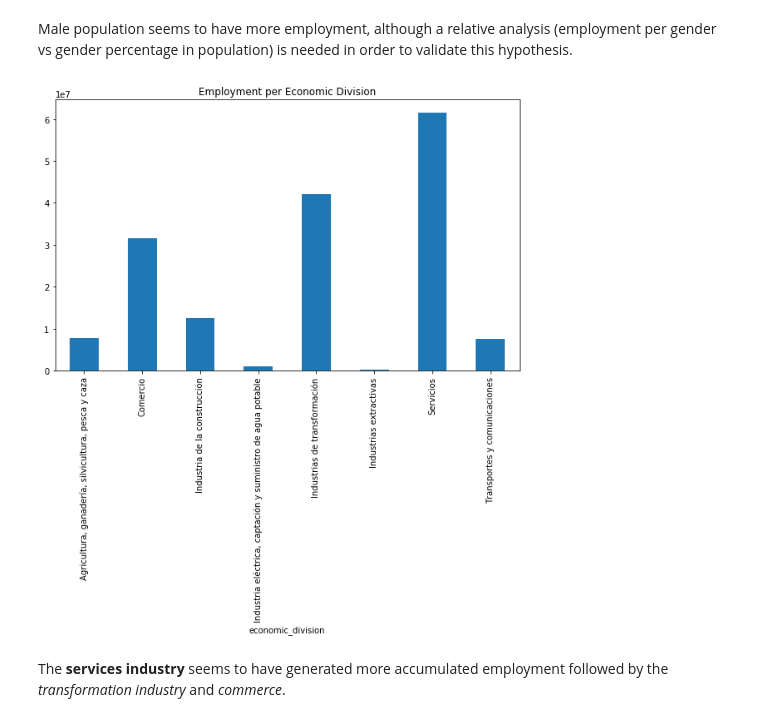
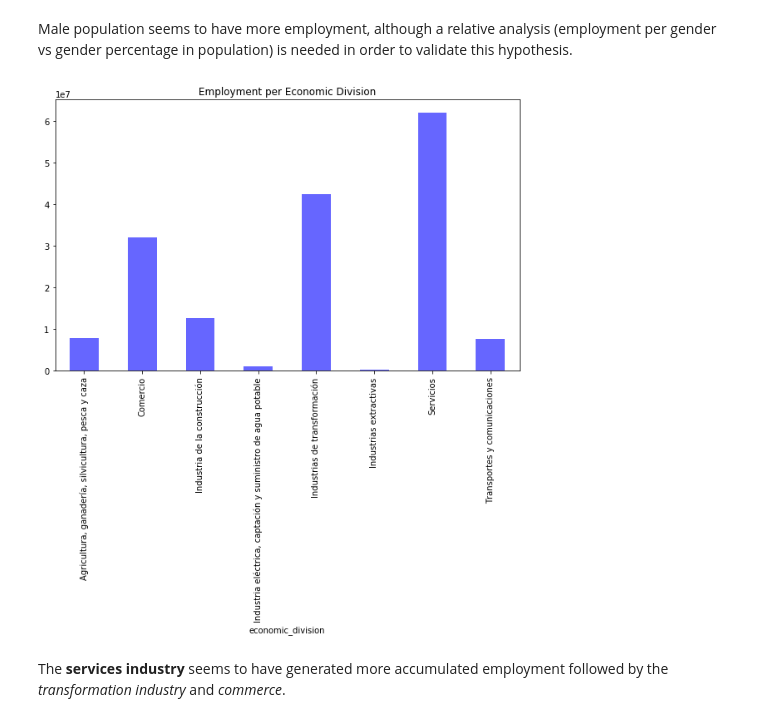
Before and after one commit to RHDZMOTA/iieg-employment-forecast, a Jupyter notebook: data-exploration.ipynb, the cells around one changed output. Cells and saved outputs as stored; diff of their text form; code cells hidden in the pictures.

```diff
--- a/data-exploration.ipynb
+++ b/data-exploration.ipynb
@@ -105,11 +105,11 @@ plt.show()
 # %% [markdown]
 Male population seems to have more employment, although a relative analysis (employment per gender vs gender percentage in population) is needed in order to validate this hypothesis.
 # %%
-data.groupby("economic_division").value.sum().plot.bar(figsize=(10, 6))
+data.groupby("economic_division").value.sum().plot.bar(figsize=(10, 6), color="blue", alpha=0.6)
 plt.title("Employment per Economic Division")
 plt.show()
 # %% [output]
-[figure, old version]
+[figure, new version]
 # %% [markdown]
 The **services industry** seems to have generated more accumulated employment followed by the _transformation industry_ and _commerce_.
 # %%
```
Also changed, not shown: parts of 12 cells of this notebook, 8 other files.
